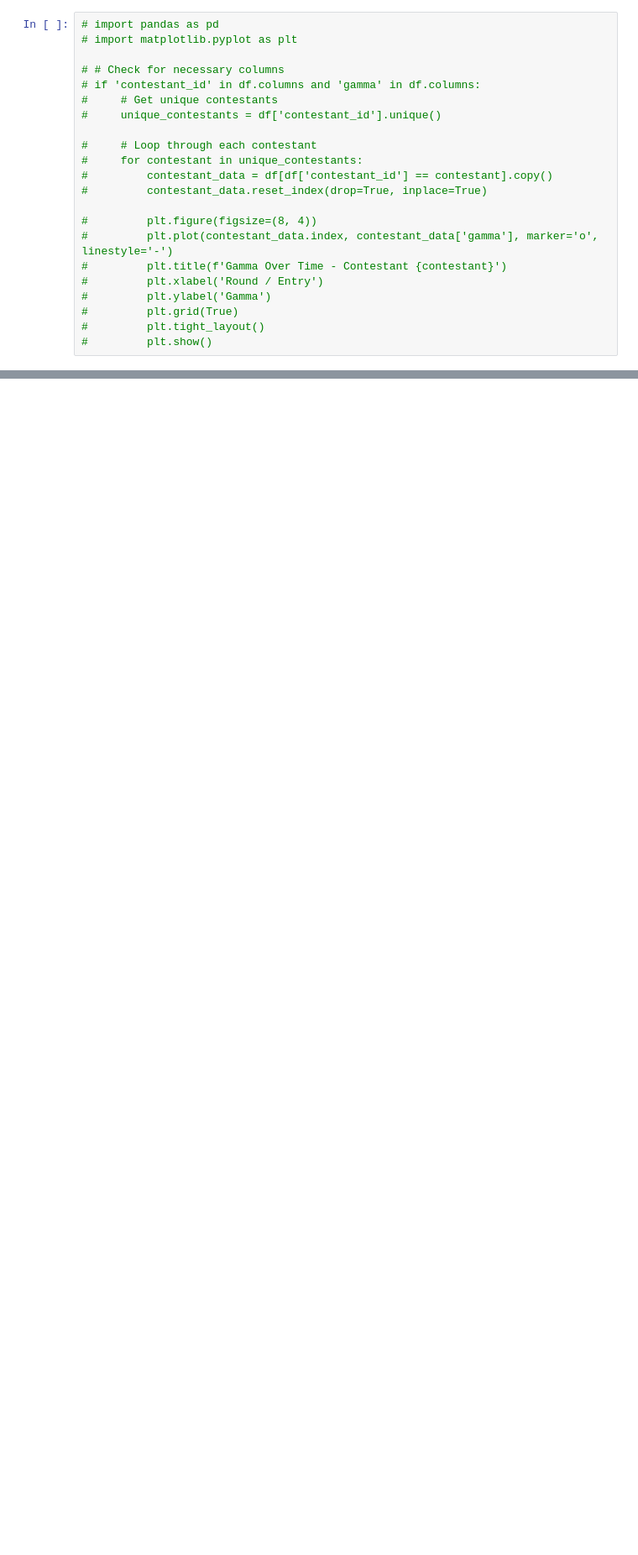
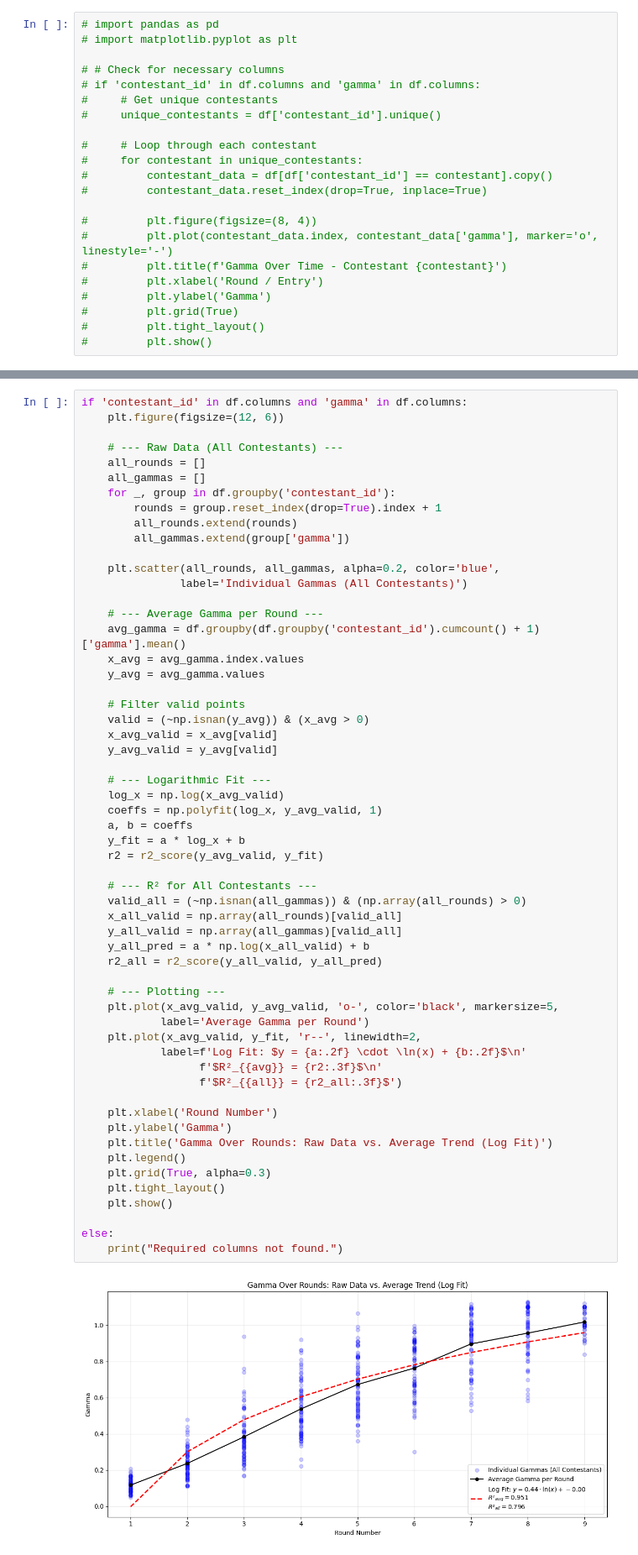
Before and after one commit to alexander-shang/econ590-project, a Jupyter notebook: deal_or_no_deal.ipynb, the cells around one changed output, grey strips where cells are left out. Shown at 84% size. Saved outputs shown, nothing was run; the diff lists cells and outputs as text; blank space fills up the shorter version.

```diff
--- a/deal_or_no_deal.ipynb
+++ b/deal_or_no_deal.ipynb
@@ -442,0 +460,59 @@ else:
+# %%
+if 'contestant_id' in df.columns and 'gamma' in df.columns:
+    plt.figure(figsize=(12, 6))
+
+    # --- Raw Data (All Contestants) ---
+    all_rounds = []
+    all_gammas = []
+    for _, group in df.groupby('contestant_id'):
+        rounds = group.reset_index(drop=True).index + 1
+        all_rounds.extend(rounds)
+        all_gammas.extend(group['gamma'])
+
+    plt.scatter(all_rounds, all_gammas, alpha=0.2, color='blue',
+               label='Individual Gammas (All Contestants)')
+
+    # --- Average Gamma per Round ---
+    avg_gamma = df.groupby(df.groupby('contestant_id').cumcount() + 1)['gamma'].mean()
+    x_avg = avg_gamma.index.values
+    y_avg = avg_gamma.values
+
+    # Filter valid points
+    valid = (~np.isnan(y_avg)) & (x_avg > 0)
+    x_avg_valid = x_avg[valid]
+    y_avg_valid = y_avg[valid]
+
+    # --- Logarithmic Fit ---
+    log_x = np.log(x_avg_valid)
+    coeffs = np.polyfit(log_x, y_avg_valid, 1)
+    a, b = coeffs
+    y_fit = a * log_x + b
+    r2 = r2_score(y_avg_valid, y_fit)
+
+    # --- R² for All Contestants ---
+    valid_all = (~np.isnan(all_gammas)) & (np.array(all_rounds) > 0)
+    x_all_valid = np.array(all_rounds)[valid_all]
+    y_all_valid = np.array(all_gammas)[valid_all]
+    y_all_pred = a * np.log(x_all_valid) + b
+    r2_all = r2_score(y_all_valid, y_all_pred)
+
+    # --- Plotting ---
+    plt.plot(x_avg_valid, y_avg_valid, 'o-', color='black', markersize=5,
+            label='Average Gamma per Round')
+    plt.plot(x_avg_valid, y_fit, 'r--', linewidth=2,
+            label=f'Log Fit: $y = {a:.2f} \cdot \ln(x) + {b:.2f}$\n'
+                  f'$R²_{{avg}} = {r2:.3f}$\n'
+                  f'$R²_{{all}} = {r2_all:.3f}$')
+
+    plt.xlabel('Round Number')
+    plt.ylabel('Gamma')
+    plt.title('Gamma Over Rounds: Raw Data vs. Average Trend (Log Fit)')
+    plt.legend()
+    plt.grid(True, alpha=0.3)
+    plt.tight_layout()
+    plt.show()
+
+else:
+    print("Required columns not found.")
+# %% [output]
+[figure, added]
```
Also changed, not shown: parts of 3 cells of this notebook.
